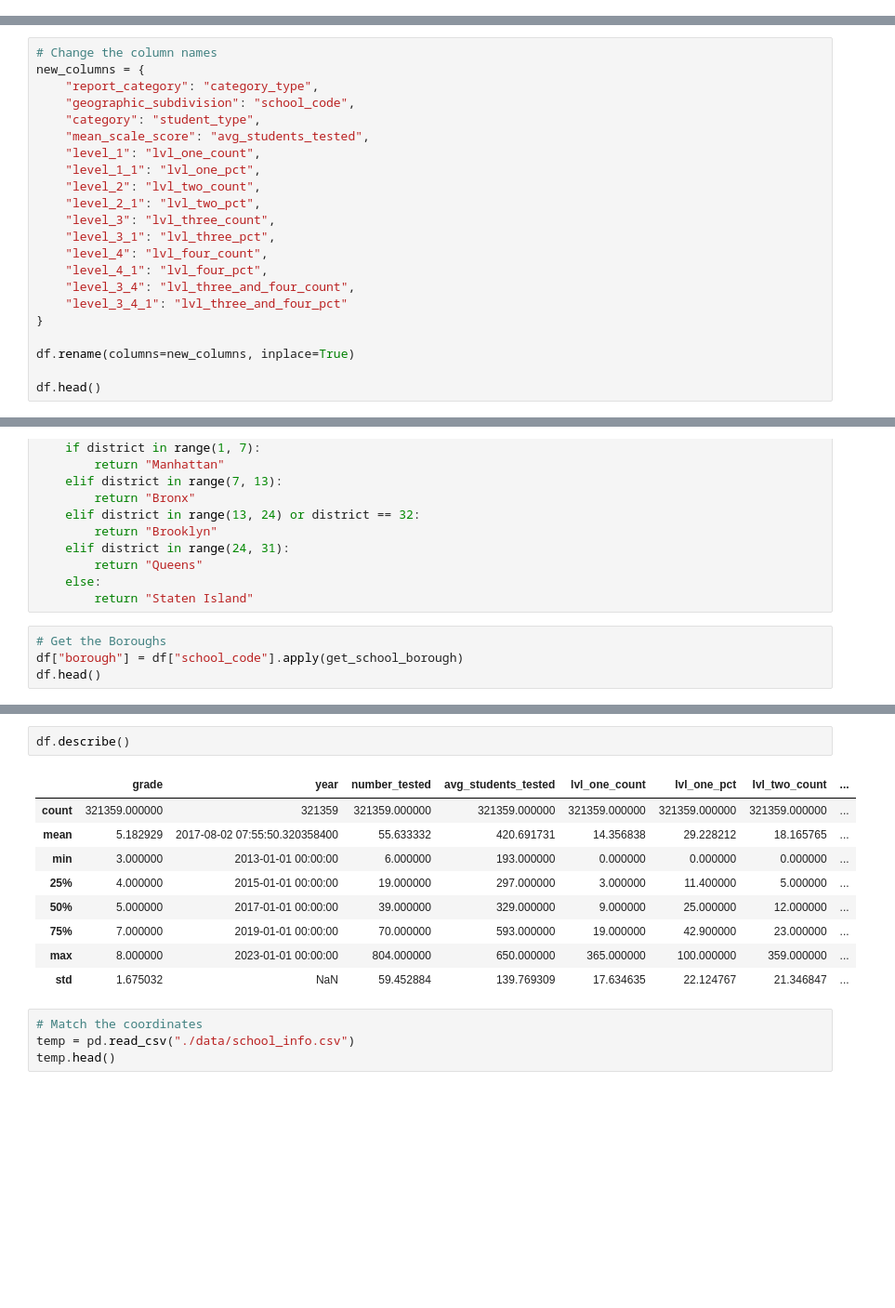
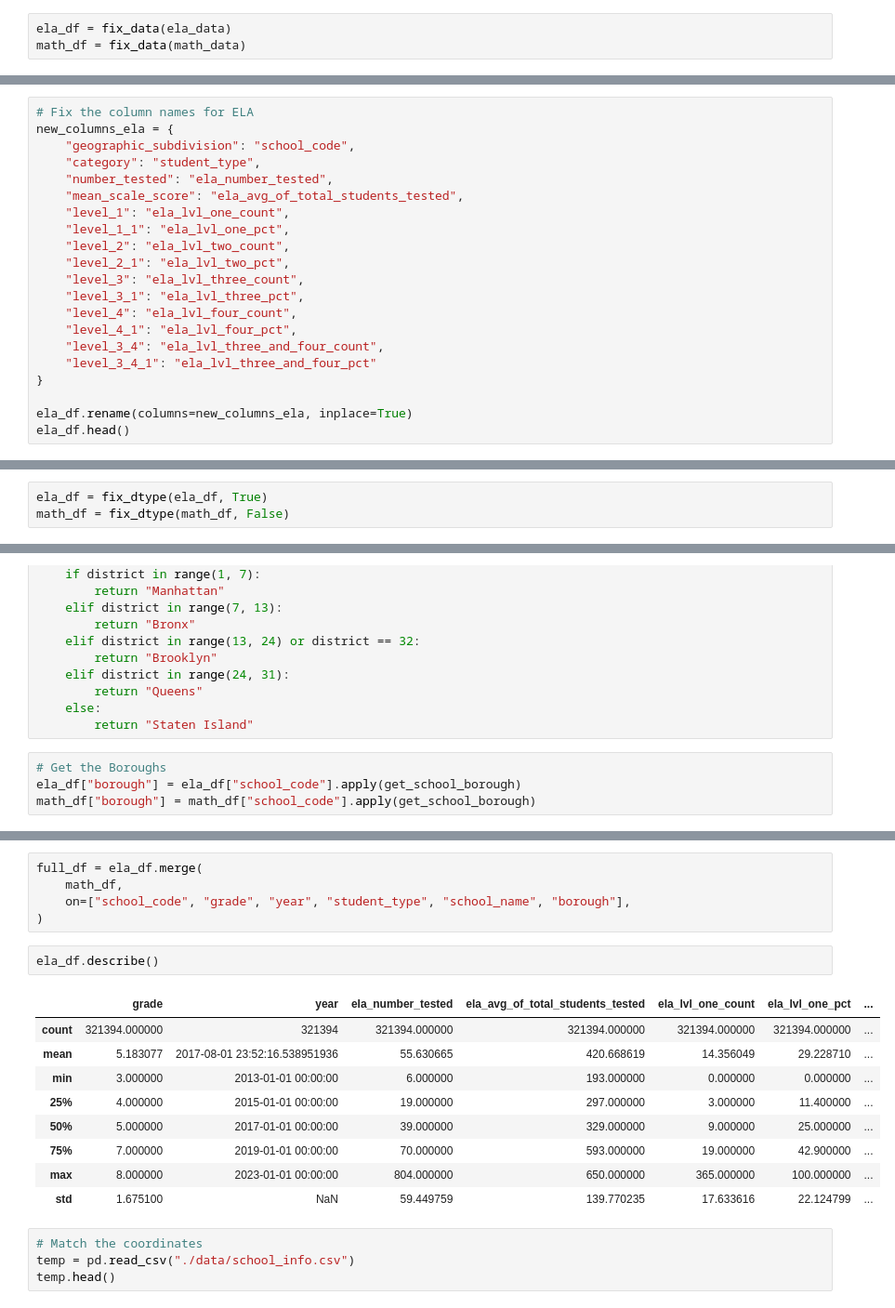
Before and after one commit to kazirshahria/school_performances, a Jupyter notebook: data_pipeline.ipynb, the cells around one changed output, grey strips where cells are left out. Shown at 93% size. Cells and saved outputs as stored; diff of their text form; blank space fills up the shorter version.

Commit message:
updated data pipeline with ela and math results

```diff
--- a/data_pipeline.ipynb
+++ b/data_pipeline.ipynb
@@ -76,0 +59,3 @@ df.head()
+# %%
+ela_df = fix_data(ela_data)
+math_df = fix_data(math_data)
@@ -77,23 +80,22 @@ df.head()
 # %%
-# Change the column names
-new_columns = {
-    "report_category": "category_type",
+# Fix the column names for ELA
+new_columns_ela = {
     "geographic_subdivision": "school_code",
     "category": "student_type",
-    "mean_scale_score": "avg_students_tested",
-    "level_1": "lvl_one_count",
-    "level_1_1": "lvl_one_pct",
-    "level_2": "lvl_two_count",
-    "level_2_1": "lvl_two_pct",
-    "level_3": "lvl_three_count",
-    "level_3_1": "lvl_three_pct",
-    "level_4": "lvl_four_count",
-    "level_4_1": "lvl_four_pct",
-    "level_3_4": "lvl_three_and_four_count",
-    "level_3_4_1": "lvl_three_and_four_pct"
+    "number_tested": "ela_number_tested",
+    "mean_scale_score": "ela_avg_of_total_students_tested",
+    "level_1": "ela_lvl_one_count",
+    "level_1_1": "ela_lvl_one_pct",
+    "level_2": "ela_lvl_two_count",
+    "level_2_1": "ela_lvl_two_pct",
+    "level_3": "ela_lvl_three_count",
+    "level_3_1": "ela_lvl_three_pct",
+    "level_4": "ela_lvl_four_count",
+    "level_4_1": "ela_lvl_four_pct",
+    "level_3_4": "ela_lvl_three_and_four_count",
+    "level_3_4_1": "ela_lvl_three_and_four_pct"
 }
 
-df.rename(columns=new_columns, inplace=True)
-
-df.head()
+ela_df.rename(columns=new_columns_ela, inplace=True)
+ela_df.head()
 # %% [output]
@@ -126,2 +170,5 @@ df["year"] = pd.to_datetime(df["year"], format='%Y')
+# %%
+ela_df = fix_dtype(ela_df, True)
+math_df = fix_dtype(math_df, False)
 # %%
 # Dataframe Information
@@ -162,5 +229,5 @@ def get_school_borough(code: str):
         return "Staten Island"
 # %%
 # Get the Boroughs
-df["borough"] = df["school_code"].apply(get_school_borough)
-df.head()
+ela_df["borough"] = ela_df["school_code"].apply(get_school_borough)
+math_df["borough"] = math_df["school_code"].apply(get_school_borough)
@@ -174,15 +252,20 @@ df.head()
+# %%
+full_df = ela_df.merge(
+    math_df,
+    on=["school_code", "grade", "year", "student_type", "school_name", "borough"],
+)
 # %%
-df.describe()
+ela_df.describe()
 # %% [output]
-|  | grade | year | number_tested | avg_students_tested | lvl_one_count | lvl_one_pct | lvl_two_count | ... |
-| count | 321359.000000 | 321359 | 321359.000000 | 321359.000000 | 321359.000000 | 321359.000000 | 321359.000000 | ... |
-| mean | 5.182929 | 2017-08-02 07:55:50.320358400 | 55.633332 | 420.691731 | 14.356838 | 29.228212 | 18.165765 | ... |
-| min | 3.000000 | 2013-01-01 00:00:00 | 6.000000 | 193.000000 | 0.000000 | 0.000000 | 0.000000 | ... |
-| 25% | 4.000000 | 2015-01-01 00:00:00 | 19.000000 | 297.000000 | 3.000000 | 11.400000 | 5.000000 | ... |
-| 50% | 5.000000 | 2017-01-01 00:00:00 | 39.000000 | 329.000000 | 9.000000 | 25.000000 | 12.000000 | ... |
-| 75% | 7.000000 | 2019-01-01 00:00:00 | 70.000000 | 593.000000 | 19.000000 | 42.900000 | 23.000000 | ... |
-| max | 8.000000 | 2023-01-01 00:00:00 | 804.000000 | 650.000000 | 365.000000 | 100.000000 | 359.000000 | ... |
-| std | 1.675032 | NaN | 59.452884 | 139.769309 | 17.634635 | 22.124767 | 21.346847 | ... |
+|  | grade | year | ela_number_tested | ela_avg_of_total_students_tested | ela_lvl_one_count | ela_lvl_one_pct | ... |
+| count | 321394.000000 | 321394 | 321394.000000 | 321394.000000 | 321394.000000 | 321394.000000 | ... |
+| mean | 5.183077 | 2017-08-01 23:52:16.538951936 | 55.630665 | 420.668619 | 14.356049 | 29.228710 | ... |
+| min | 3.000000 | 2013-01-01 00:00:00 | 6.000000 | 193.000000 | 0.000000 | 0.000000 | ... |
+| 25% | 4.000000 | 2015-01-01 00:00:00 | 19.000000 | 297.000000 | 3.000000 | 11.400000 | ... |
+| 50% | 5.000000 | 2017-01-01 00:00:00 | 39.000000 | 329.000000 | 9.000000 | 25.000000 | ... |
+| 75% | 7.000000 | 2019-01-01 00:00:00 | 70.000000 | 593.000000 | 19.000000 | 42.900000 | ... |
+| max | 8.000000 | 2023-01-01 00:00:00 | 804.000000 | 650.000000 | 365.000000 | 100.000000 | ... |
+| std | 1.675100 | NaN | 59.449759 | 139.770235 | 17.633616 | 22.124799 | ... |
 # %%
 # Match the coordinates
 temp = pd.read_csv("./data/school_info.csv")
```
Also changed, not shown: parts of 18 cells of this notebook.
